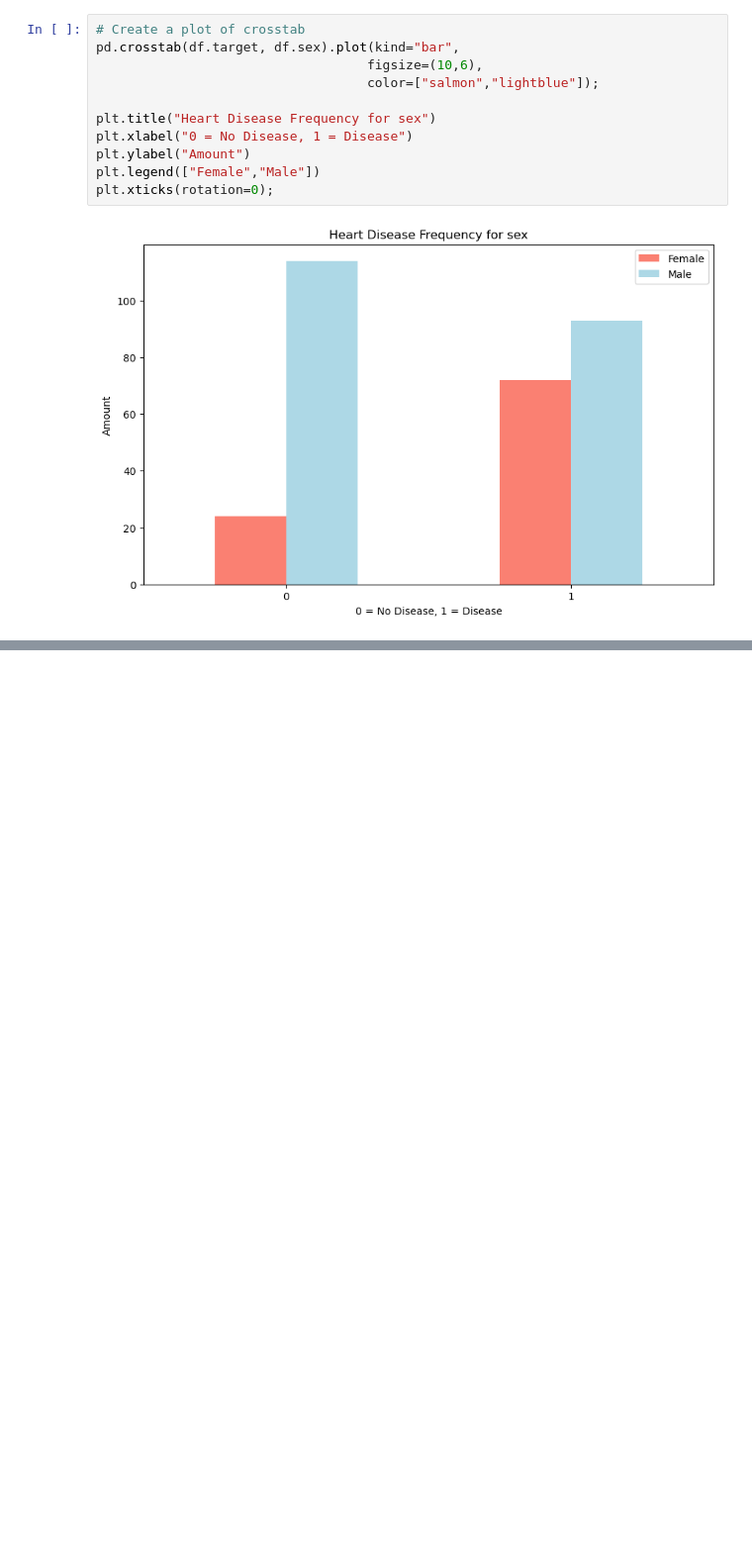
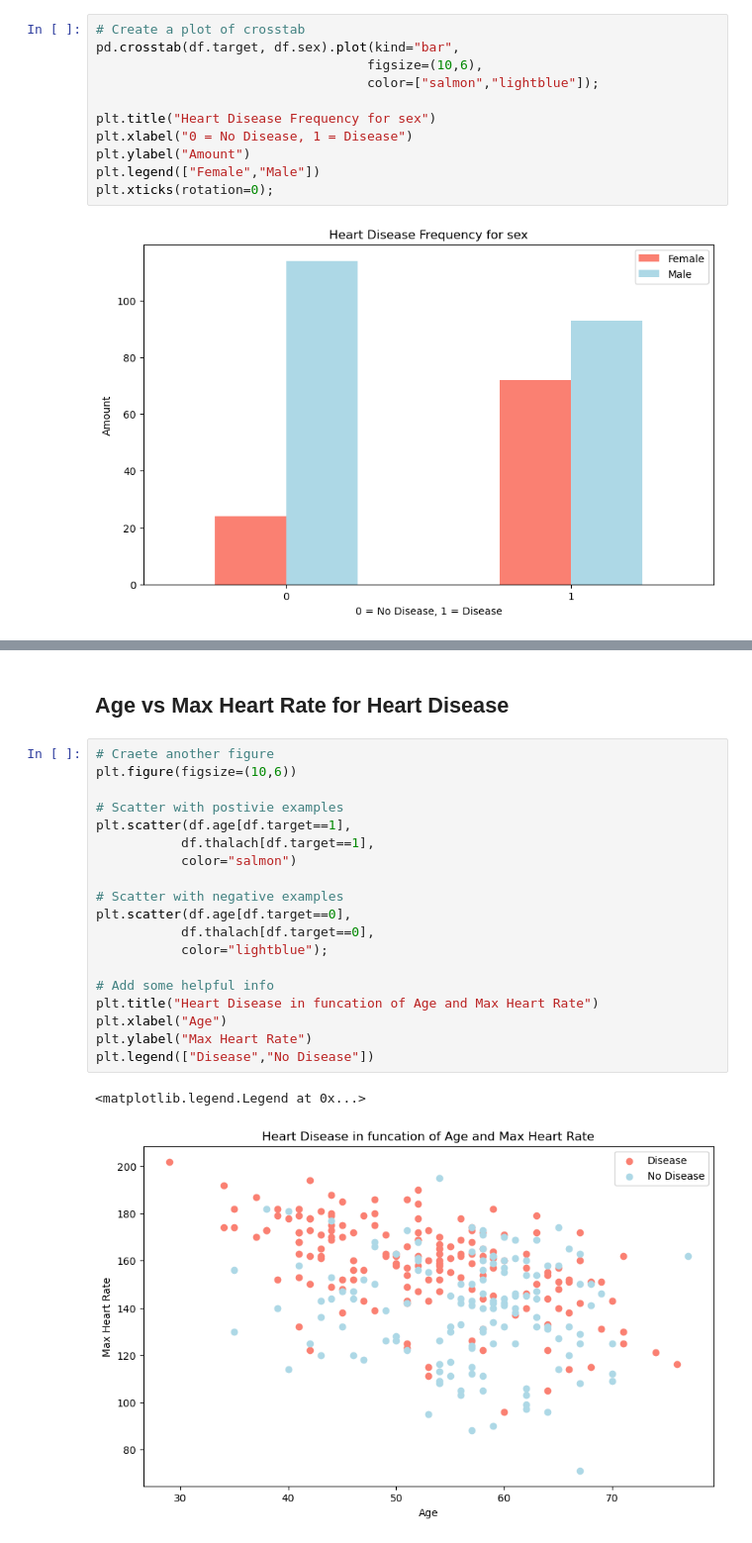
Before and after one commit to ShrishailChincholi/from-zero-to-aiml, a Jupyter notebook: project-1-heart-disease-project/end-to-end-heart-disease-classification.ipynb, the cells around one changed output, grey strips where cells are left out. Shown at 99% size. Saved outputs shown, nothing was run; the diff lists cells and outputs as text; blank space fills up the shorter version.

```diff
--- a/project-1-heart-disease-project/end-to-end-heart-disease-classification.ipynb
+++ b/project-1-heart-disease-project/end-to-end-heart-disease-classification.ipynb
@@ -201,0 +218,24 @@ plt.xticks(rotation=0);
+# %% [markdown]
+## Age vs Max Heart Rate for Heart Disease
+# %%
+# Craete another figure
+plt.figure(figsize=(10,6))
+
+# Scatter with postivie examples
+plt.scatter(df.age[df.target==1],
+           df.thalach[df.target==1],
+           color="salmon")
+
+# Scatter with negative examples
+plt.scatter(df.age[df.target==0],
+           df.thalach[df.target==0],
+           color="lightblue");
+
+# Add some helpful info
+plt.title("Heart Disease in funcation of Age and Max Heart Rate")
+plt.xlabel("Age")
+plt.ylabel("Max Heart Rate")
+plt.legend(["Disease","No Disease"])
+# %% [output]
+<matplotlib.legend.Legend at 0x...>
+[figure, added]
```
Also changed, not shown: parts of 1 cell of this notebook.
